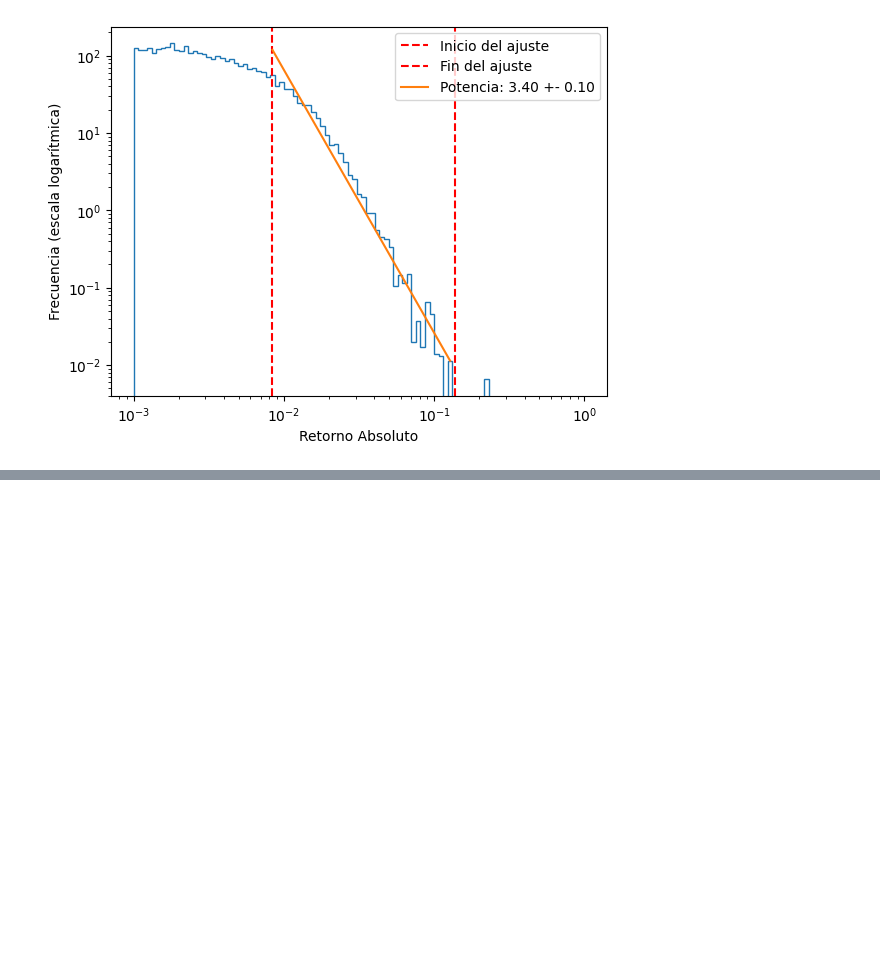
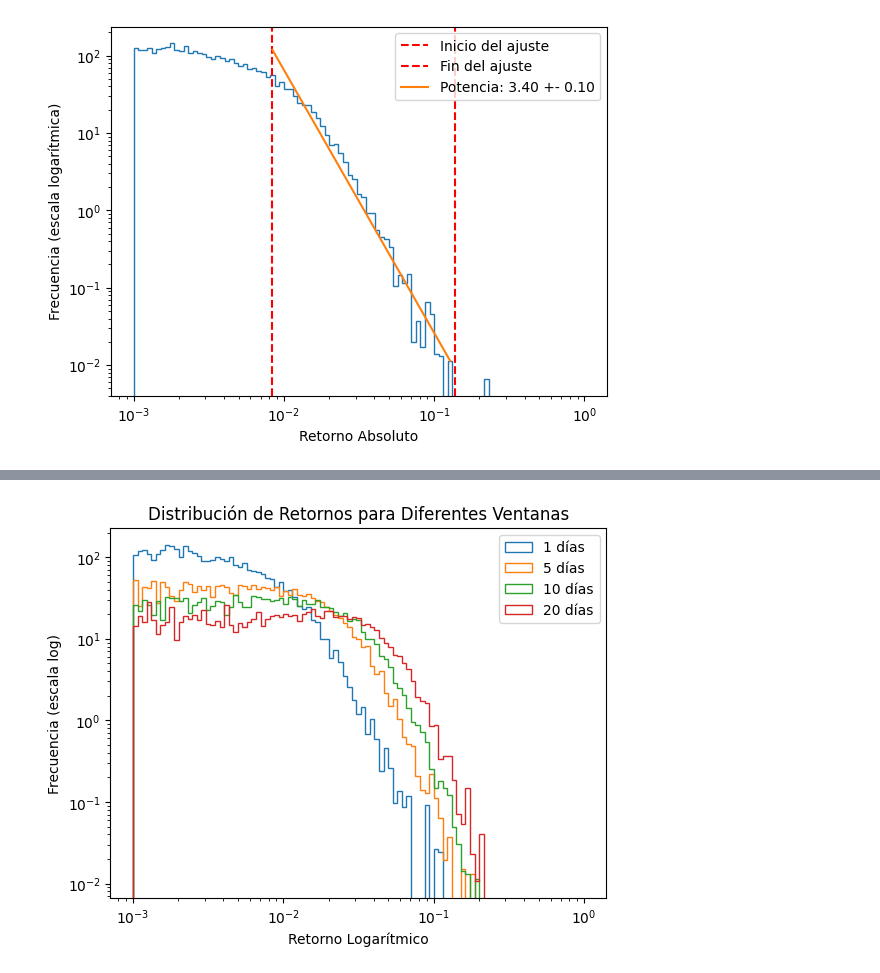
Before and after one commit to lautarogiordano/practicas-complejidad, a Jupyter notebook: p8-criticalidad/criticalidad.ipynb, the cells around one changed output, grey strips where cells are left out. Saved outputs shown, nothing was run; the diff lists cells and outputs as text; code cells hidden in the pictures; blank space fills up the shorter version.

```diff
--- a/p8-criticalidad/criticalidad.ipynb
+++ b/p8-criticalidad/criticalidad.ipynb
@@ -128,0 +144,23 @@ plt.show()
+# %%
+# Definir diferentes ventanas de tiempo (en días)
+ventanas = [1, 5, 10, 20]  # 1 día, 1 semana, 2 semanas, 1 mes
+
+for ventana in ventanas:
+    sp500[f'Return_{ventana}d'] = np.log(sp500['Adj Close'] / sp500['Adj Close'].shift(ventana))
+# %%
+bins = np.logspace(-3, 0, 100)
+
+# Graficar las distribuciones de los retornos para diferentes ventanas
+# plt.figure(figsize=(12, 8))
+for ventana in ventanas:
+    plt.hist(sp500[f'Return_{ventana}d'].dropna(), bins=bins, label=f'{ventana} días', histtype='step', density=True)
+
+plt.xscale("log")
+plt.yscale("log")
+plt.xlabel("Retorno Logarítmico")
+plt.ylabel("Frecuencia (escala log)")
+plt.title("Distribución de Retornos para Diferentes Ventanas")
+plt.legend()
+plt.show()
+# %% [output]
+[figure, added]
```
Also changed, not shown: parts of 8 cells of this notebook.
